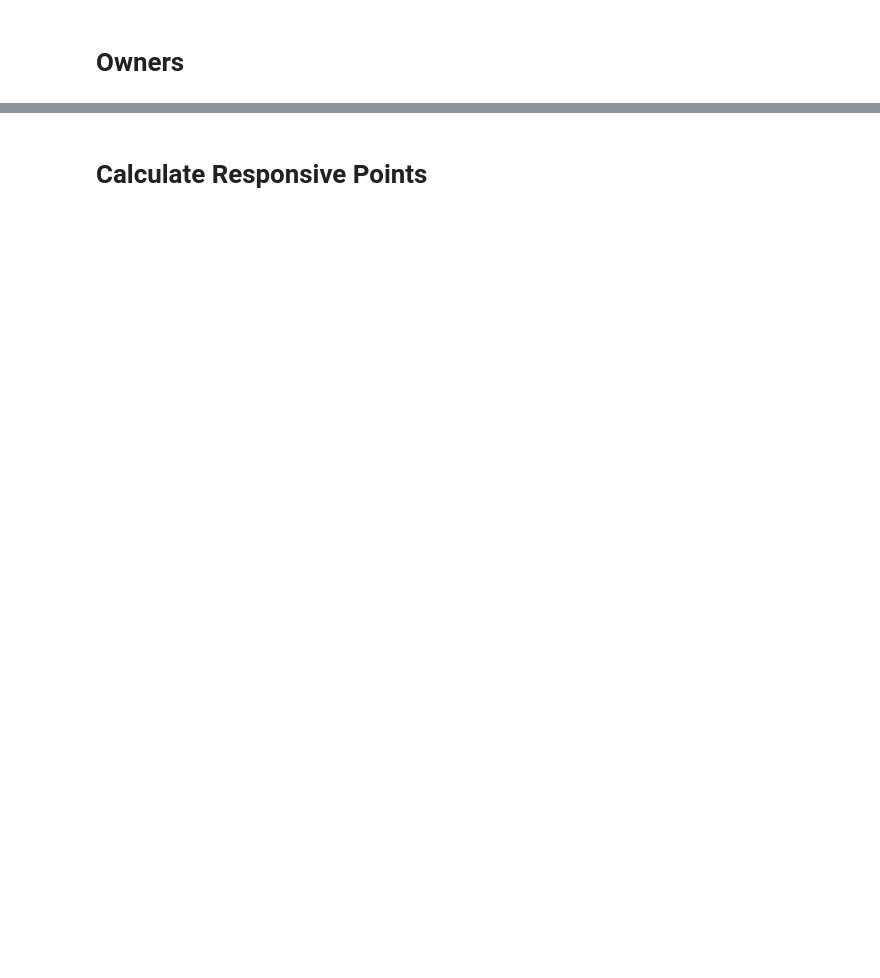
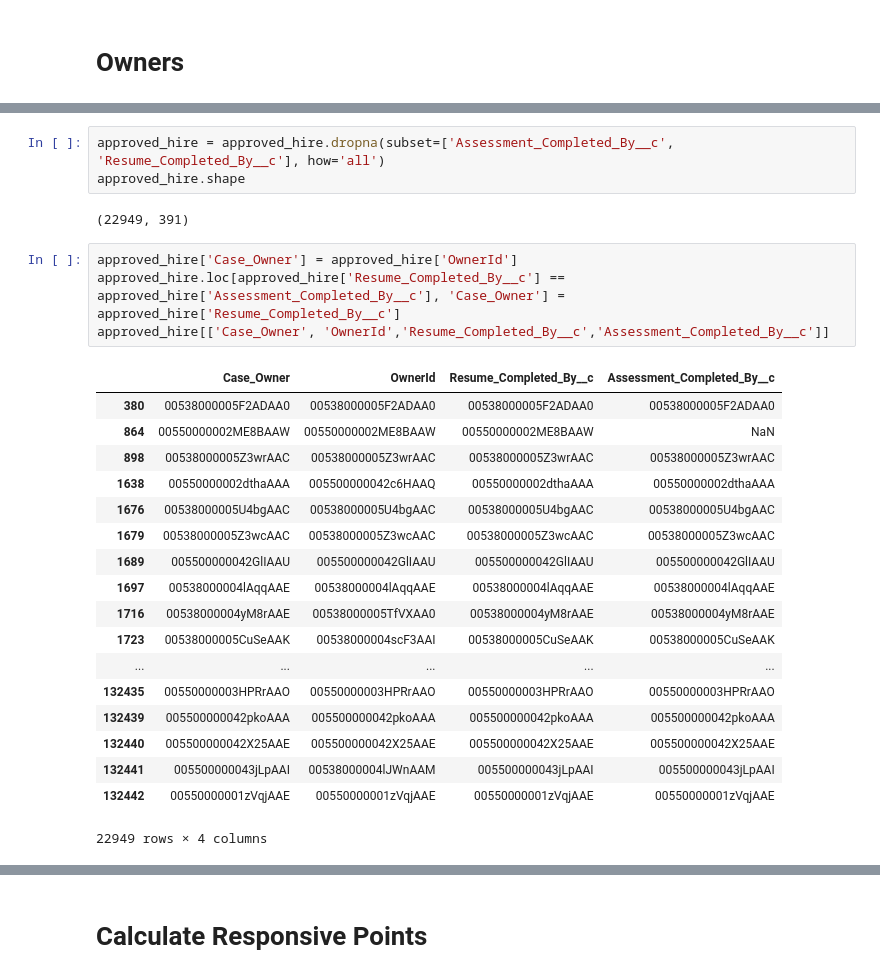
Before and after one commit to iAlhasan/DSP-Project, a Jupyter notebook: Quynh_StoryLine#2.ipynb, the cells around one changed output, grey strips where cells are left out. Cells and saved outputs as stored; diff of their text form; blank space fills up the shorter version.

```diff
--- a/Quynh_StoryLine#2.ipynb
+++ b/Quynh_StoryLine#2.ipynb
@@ -622,0 +306,28 @@ Name: Date_of_Separation__c, dtype: int64
+# %%
+approved_hire = approved_hire.dropna(subset=['Assessment_Completed_By__c', 'Resume_Completed_By__c'], how='all')
+approved_hire.shape
+# %% [output]
+(22949, 391)
+# %%
+approved_hire['Case_Owner'] = approved_hire['OwnerId']
+approved_hire.loc[approved_hire['Resume_Completed_By__c'] == approved_hire['Assessment_Completed_By__c'], 'Case_Owner'] = approved_hire['Resume_Completed_By__c']
+approved_hire[['Case_Owner', 'OwnerId','Resume_Completed_By__c','Assessment_Completed_By__c']]
+# %% [output]
+|  | Case_Owner | OwnerId | Resume_Completed_By__c | Assessment_Completed_By__c |
+| 380 | 00538000005F2ADAA0 | 00538000005F2ADAA0 | 00538000005F2ADAA0 | 00538000005F2ADAA0 |
+| 864 | 00550000002ME8BAAW | 00550000002ME8BAAW | 00550000002ME8BAAW | NaN |
+| 898 | 00538000005Z3wrAAC | 00538000005Z3wrAAC | 00538000005Z3wrAAC | 00538000005Z3wrAAC |
+| 1638 | 00550000002dthaAAA | 005500000042c6HAAQ | 00550000002dthaAAA | 00550000002dthaAAA |
+| 1676 | 00538000005U4bgAAC | 00538000005U4bgAAC | 00538000005U4bgAAC | 00538000005U4bgAAC |
+| 1679 | 00538000005Z3wcAAC | 00538000005Z3wcAAC | 00538000005Z3wcAAC | 00538000005Z3wcAAC |
+| 1689 | 005500000042GlIAAU | 005500000042GlIAAU | 005500000042GlIAAU | 005500000042GlIAAU |
+| 1697 | 00538000004lAqqAAE | 00538000004lAqqAAE | 00538000004lAqqAAE | 00538000004lAqqAAE |
+| 1716 | 00538000004yM8rAAE | 00538000005TfVXAA0 | 00538000004yM8rAAE | 00538000004yM8rAAE |
+| 1723 | 00538000005CuSeAAK | 00538000004scF3AAI | 00538000005CuSeAAK | 00538000005CuSeAAK |
+| ... | ... | ... | ... | ... |
+| 132435 | 00550000003HPRrAAO | 00550000003HPRrAAO | 00550000003HPRrAAO | 00550000003HPRrAAO |
+| 132439 | 005500000042pkoAAA | 005500000042pkoAAA | 005500000042pkoAAA | 005500000042pkoAAA |
+| 132440 | 005500000042X25AAE | 005500000042X25AAE | 005500000042X25AAE | 005500000042X25AAE |
+| 132441 | 005500000043jLpAAI | 00538000004lJWnAAM | 005500000043jLpAAI | 005500000043jLpAAI |
+| 132442 | 00550000001zVqjAAE | 00550000001zVqjAAE | 00550000001zVqjAAE | 00550000001zVqjAAE |
+22949 rows × 4 columns
```
Also changed, not shown: parts of 112 cells of this notebook.
